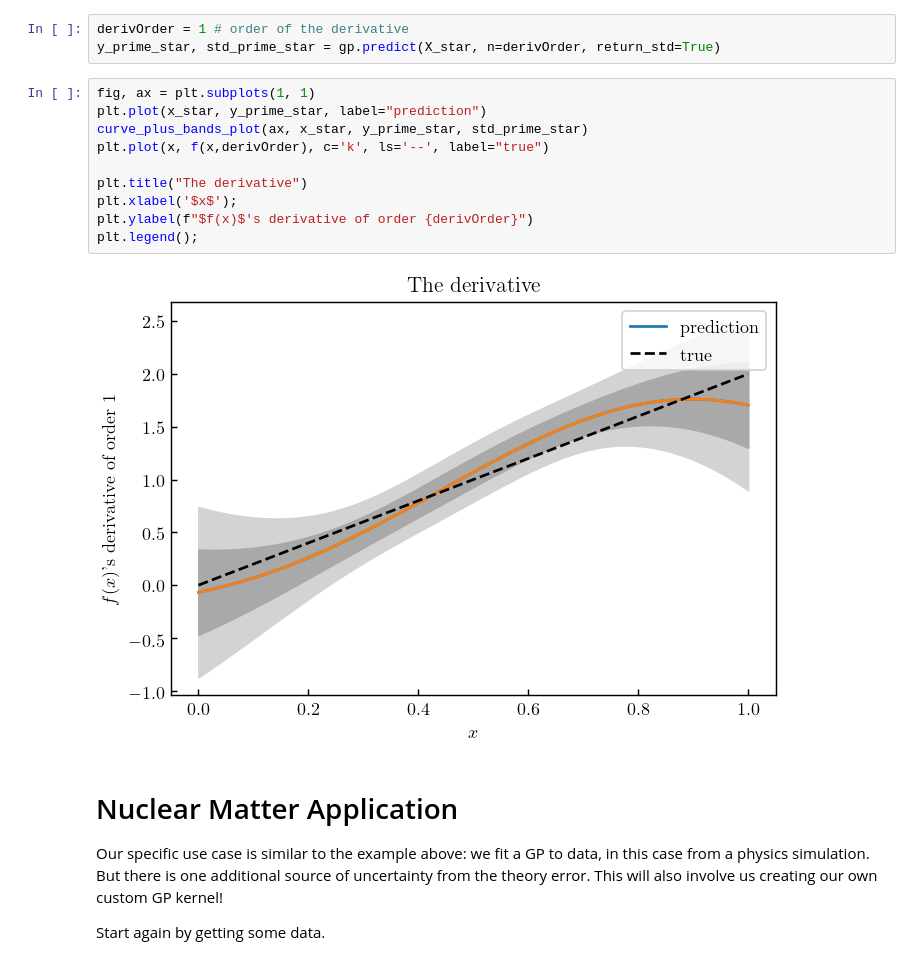
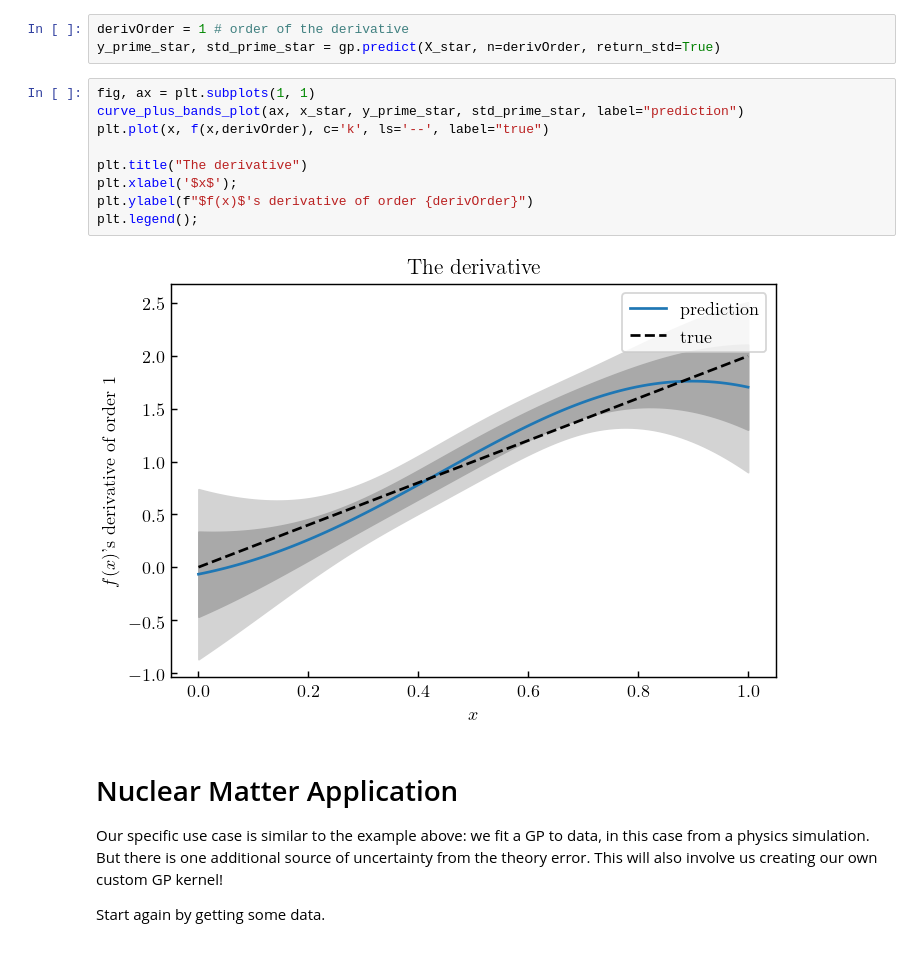
Before and after one commit to buqeye/nuclear-matter-convergence, a Jupyter notebook: analysis/derivatives-bands.ipynb, the cells around one changed output. Saved outputs shown, nothing was run; the diff lists cells and outputs as text.

Commit message:
Cleaned up plots

```diff
--- a/analysis/derivatives-bands.ipynb
+++ b/analysis/derivatives-bands.ipynb
@@ -138,16 +137,15 @@ derivOrder = 1 # order of the derivative
 y_prime_star, std_prime_star = gp.predict(X_star, n=derivOrder, return_std=True)
 # %%
 fig, ax = plt.subplots(1, 1)
-plt.plot(x_star, y_prime_star, label="prediction")
-curve_plus_bands_plot(ax, x_star, y_prime_star, std_prime_star)
+curve_plus_bands_plot(ax, x_star, y_prime_star, std_prime_star, label="prediction")
 plt.plot(x, f(x,derivOrder), c='k', ls='--', label="true")
 
 plt.title("The derivative")
 plt.xlabel('$x$');
 plt.ylabel(f"$f(x)$'s derivative of order {derivOrder}")
 plt.legend();
 # %% [output]
-[figure, old version]
+[figure, new version]
 # %% [markdown]
 # Nuclear Matter Application
 
```
Also changed, not shown: parts of 1 cell of this notebook.
